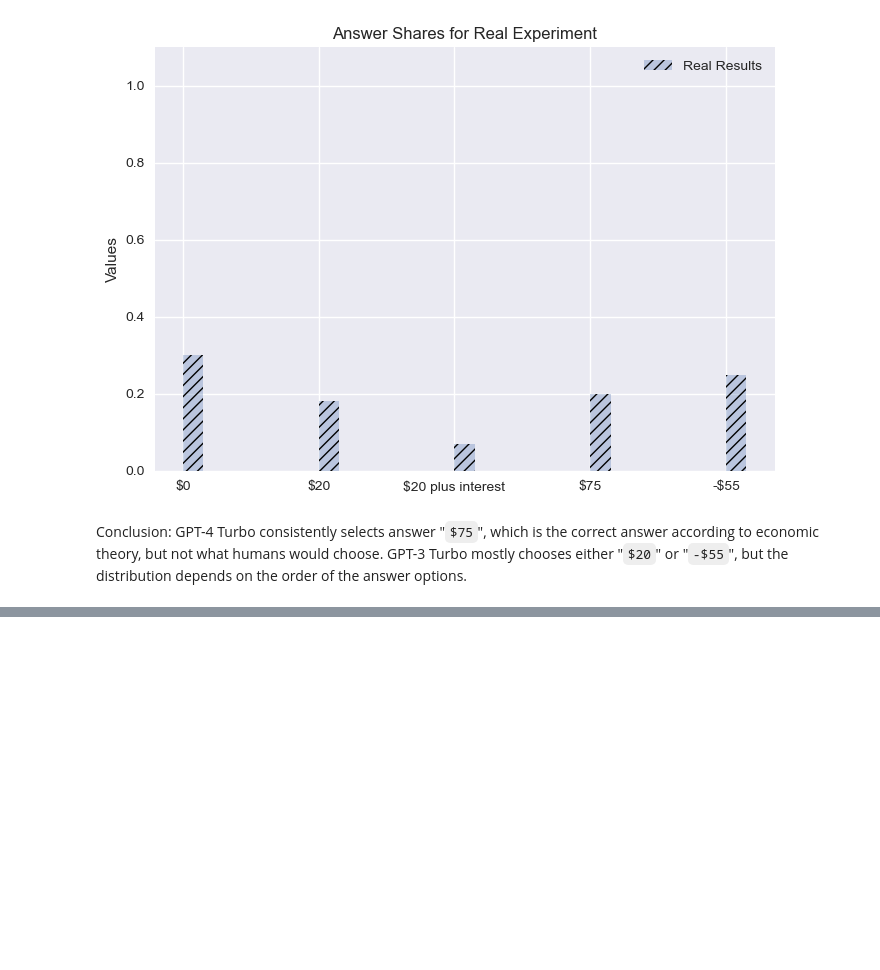
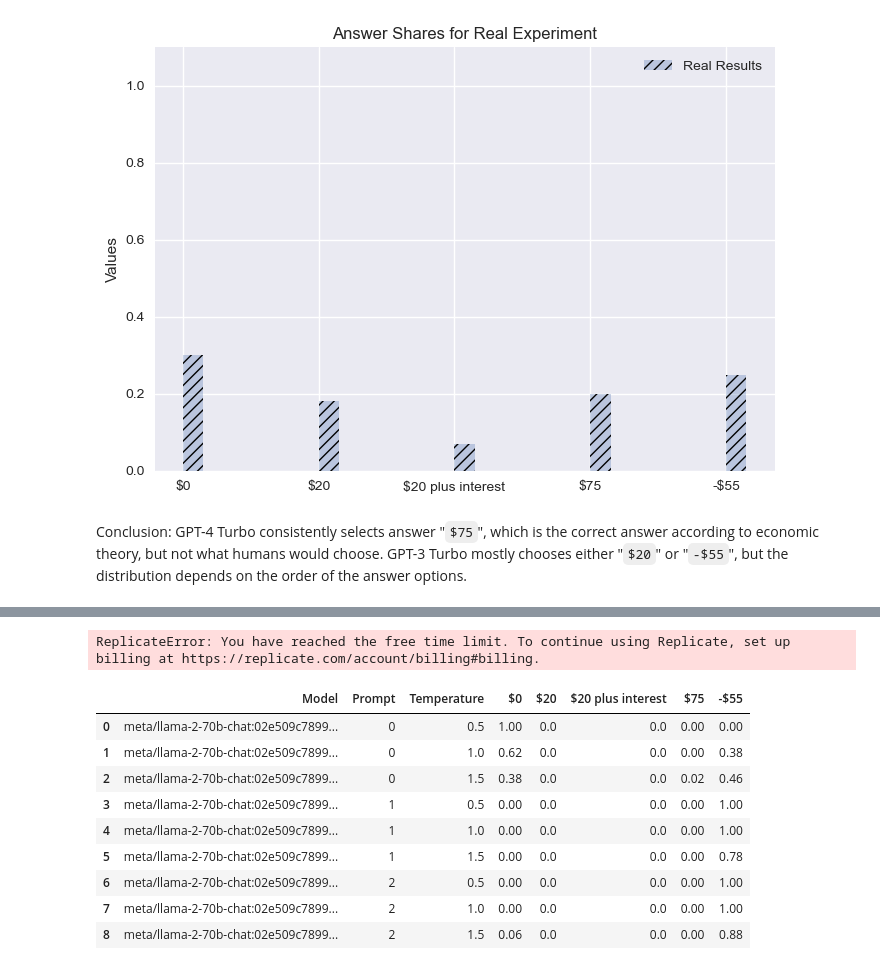
Before and after one commit to MariusDSPM/Data-Science-Project, a Jupyter notebook: Sunk Cost Fallacy.ipynb, the cells around one changed output, grey strips where cells are left out. Cells and saved outputs as stored; diff of their text form; code cells hidden in the pictures; blank space fills up the shorter version.

```diff
--- a/Sunk Cost Fallacy.ipynb
+++ b/Sunk Cost Fallacy.ipynb
@@ -316,0 +423,53 @@ Conclusion: GPT-4 Turbo consistently selects answer "`$75`", which is the correc
+# %%
+results_list = []
+answers_storage = []  # Not necessary, for control purposes only
+
+n = 50
+
+progress_bar = tqdm(range(len(models) * len(temperatures) * len(prompts) * n))
+
+prompt_answers_mapping = {
+    0: ['A', 'B', 'C', 'D', 'E'],
+    1: ['C', 'D', 'E', 'A', 'B'],
+    2: ['D', 'E', 'C', 'B', 'A']
+}
+
+
+for model in models:
+    for i, prompt in enumerate(prompts):
+        for temperature in temperatures:
+
+            answers = run_experiment_with_llama(model, prompt, instruction, temperature, n)
+
+            valid_answers = (answers.count('A')
+                             + answers.count('B')
+                             + answers.count('C')
+                             + answers.count('D')
+                             + answers.count('E'))
+
+            results = [model, i, temperature, valid_answers]
+
+            for option in prompt_answers_mapping[i]:
+                share = answers.count(option) / valid_answers
+                results.append(share)
+
+            answers_storage.append(answers)  # Not necessary, for control purposes only
+            results_list.append(results)
+# %% [output]
+ReplicateError: You have reached the free time limit. To continue using Replicate, set up billing at https://replicate.com/account/billing#billing.
+# %%
+columns = ['Model', 'Prompt', 'Temperature', '$0', '$20', '$20 plus interest', '$75', '-$55']
+
+df = pd.DataFrame(results_list, columns=columns)
+df
+# %% [output]
+|  | Model | Prompt | Temperature | $0 | $20 | $20 plus interest | $75 | -$55 |
+| 0 | meta/llama-2-70b-chat:02e509c7899... | 0 | 0.5 | 1.00 | 0.0 | 0.0 | 0.00 | 0.00 |
+| 1 | meta/llama-2-70b-chat:02e509c7899... | 0 | 1.0 | 0.62 | 0.0 | 0.0 | 0.00 | 0.38 |
+| 2 | meta/llama-2-70b-chat:02e509c7899... | 0 | 1.5 | 0.38 | 0.0 | 0.0 | 0.02 | 0.46 |
+| 3 | meta/llama-2-70b-chat:02e509c7899... | 1 | 0.5 | 0.00 | 0.0 | 0.0 | 0.00 | 1.00 |
+| 4 | meta/llama-2-70b-chat:02e509c7899... | 1 | 1.0 | 0.00 | 0.0 | 0.0 | 0.00 | 1.00 |
+| 5 | meta/llama-2-70b-chat:02e509c7899... | 1 | 1.5 | 0.00 | 0.0 | 0.0 | 0.00 | 0.78 |
+| 6 | meta/llama-2-70b-chat:02e509c7899... | 2 | 0.5 | 0.00 | 0.0 | 0.0 | 0.00 | 1.00 |
+| 7 | meta/llama-2-70b-chat:02e509c7899... | 2 | 1.0 | 0.00 | 0.0 | 0.0 | 0.00 | 1.00 |
+| 8 | meta/llama-2-70b-chat:02e509c7899... | 2 | 1.5 | 0.06 | 0.0 | 0.0 | 0.00 | 0.88 |
```
Also changed, not shown: parts of 15 cells of this notebook, 2 other files.
